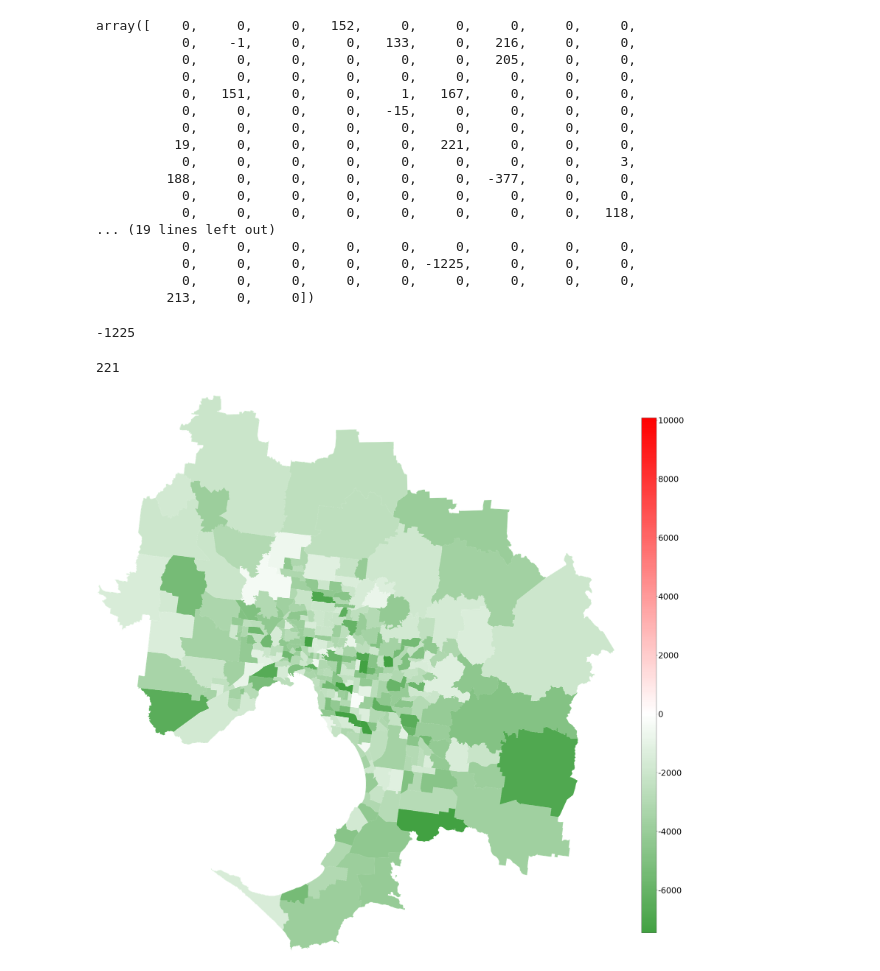
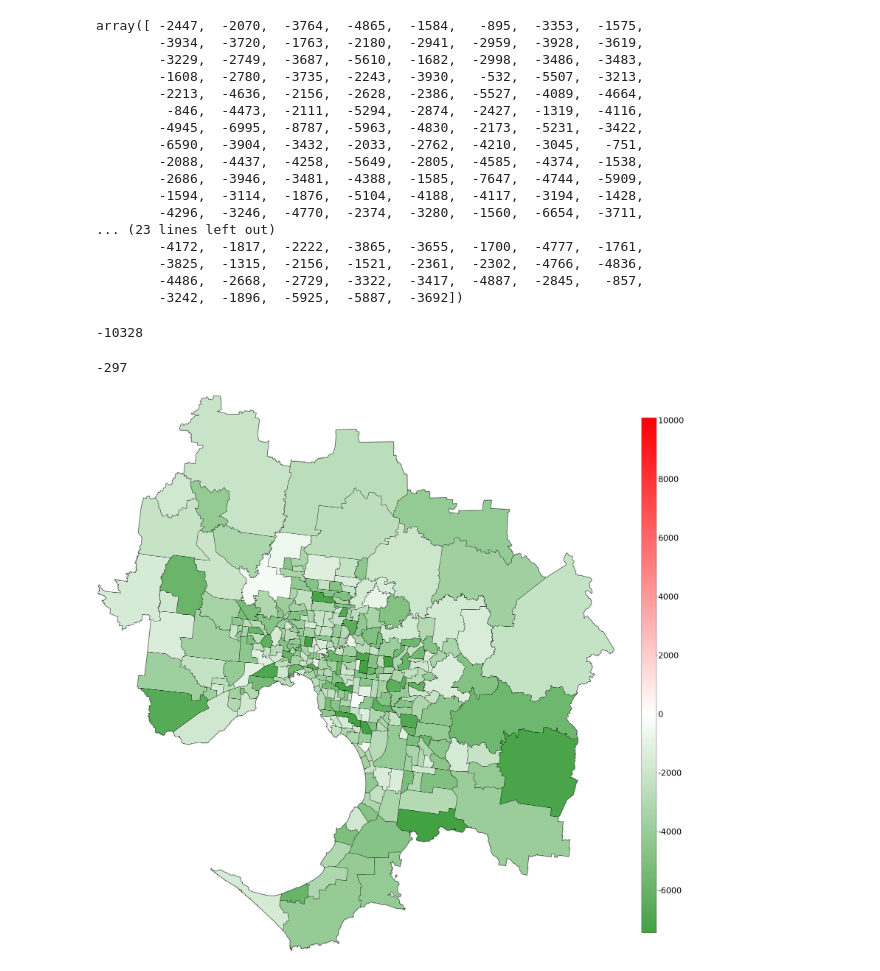
Before and after one commit to captainnemo2005/compartmentmodel, a Jupyter notebook: combined.ipynb, the cells around one changed output. Cells and saved outputs as stored; diff of their text form; code cells hidden in the pictures.

```diff
--- a/combined.ipynb
+++ b/combined.ipynb
@@ -14,7 +14,7 @@ population.csv
 percent_pop = "base"
 folder = "basecase"
 incubation = 7
-iterations = 100
+iterations = 3000
 
 melbourne_pc = pd.read_csv('data/'+folder+'/population_pc_'+percent_pop+'.csv', sep=',',header=None)
 pop_pc       = melbourne_pc.values
@@ -187,29 +187,29 @@ newI = newI.astype(int)
 #newI =  np.where(newI > 0, 0, newI)
 newI
 # %% [output]
-array([    0,     0,     0,   152,     0,     0,     0,     0,     0,
-           0,    -1,     0,     0,   133,     0,   216,     0,     0,
-           0,     0,     0,     0,     0,     0,   205,     0,     0,
-           0,     0,     0,     0,     0,     0,     0,     0,     0,
-           0,   151,     0,     0,     1,   167,     0,     0,     0,
-           0,     0,     0,     0,   -15,     0,     0,     0,     0,
-           0,     0,     0,     0,     0,     0,     0,     0,     0,
-          19,     0,     0,     0,     0,   221,     0,     0,     0,
-           0,     0,     0,     0,     0,     0,     0,     0,     3,
-         188,     0,     0,     0,     0,     0,  -377,     0,     0,
-           0,     0,     0,     0,     0,     0,     0,     0,     0,
-           0,     0,     0,     0,     0,     0,     0,     0,   118,
-... (19 lines left out)
-           0,     0,     0,     0,     0,     0,     0,     0,     0,
-           0,     0,     0,     0,     0, -1225,     0,     0,     0,
-           0,     0,     0,     0,     0,     0,     0,     0,     0,
-         213,     0,     0])
+array([ -2447,  -2070,  -3764,  -4865,  -1584,   -895,  -3353,  -1575,
+        -3934,  -3720,  -1763,  -2180,  -2941,  -2959,  -3928,  -3619,
+        -3229,  -2749,  -3687,  -5610,  -1682,  -2998,  -3486,  -3483,
+        -1608,  -2780,  -3735,  -2243,  -3930,   -532,  -5507,  -3213,
+        -2213,  -4636,  -2156,  -2628,  -2386,  -5527,  -4089,  -4664,
+         -846,  -4473,  -2111,  -5294,  -2874,  -2427,  -1319,  -4116,
+        -4945,  -6995,  -8787,  -5963,  -4830,  -2173,  -5231,  -3422,
+        -6590,  -3904,  -3432,  -2033,  -2762,  -4210,  -3045,   -751,
+        -2088,  -4437,  -4258,  -5649,  -2805,  -4585,  -4374,  -1538,
+        -2686,  -3946,  -3481,  -4388,  -1585,  -7647,  -4744,  -5909,
+        -1594,  -3114,  -1876,  -5104,  -4188,  -4117,  -3194,  -1428,
+        -4296,  -3246,  -4770,  -2374,  -3280,  -1560,  -6654,  -3711,
+... (23 lines left out)
+        -4172,  -1817,  -2222,  -3865,  -3655,  -1700,  -4777,  -1761,
+        -3825,  -1315,  -2156,  -1521,  -2361,  -2302,  -4766,  -4836,
+        -4486,  -2668,  -2729,  -3322,  -3417,  -4887,  -2845,   -857,
+        -3242,  -1896,  -5925,  -5887,  -3692])
 # %%
 print(min(newI))
 max(newI)
 # %% [output]
--1225
+-10328
-221
+-297
 # %%
 import scipy as sp
 import matplotlib as mpl
@@ -239,34 +239,36 @@ import geopandas as gpd
 import contextily as ctx
 from matplotlib.colors import LinearSegmentedColormap
 
+melbourne_gpd = gpd.read_file("/Users/cptnemo2005/Downloads/shapefiles/SA2_studyarea_16_z55.shp")
+melbourne_gpd['population'] = newI
 
 plt.rcParams.update({'font.size':32})
 west,south,east,north = melbourne_gpd.unary_union.bounds
 
 fig,ax = plt.subplots(figsize=(40,40))
 
 
 #cmap = LinearSegmentedColormap.from_list('mycmap', ['green','white' ])
 cmap = LinearSegmentedColormap.from_list('mycmap', ['green','white','red'])
-#melbourne_gpd.plot(ax=ax,facecolor='none',edgecolor='gray',alpha=0.5,linewidth=1,zorder=2)
-melbourne_gpd.plot(ax=ax, column='population',legend=False,cmap=cmap,zorder=3,norm=norm)
+melbourne_gpd.plot(ax=ax,facecolor='none',edgecolor='gray',alpha=0.5,linewidth=5,zorder=2)
+melbourne_gpd.plot(ax=ax, column='population',legend=False,edgecolor='black',cmap=cmap,zorder=3,norm=norm)
 cbax = fig.add_axes([0.9,0.15,0.02,0.7])
 
 sm = plt.cm.ScalarMappable(cmap=cmap,\
                           norm=norm)
 
 sm._A=[]
 
 fig.colorbar(sm,cax=cbax,format="%d")
 
 ax.set_xlim(west,east)
 ax.set_ylim(south,north)
 
 ax.axis('off')
 
 plt.savefig('/Users/cptnemo2005/new_results/' +'base_vs_'+percent_pop+'-'+str(iterations)+'-iterations.jpg')
 
 
 plt.show()
 # %% [output]
-[figure, old version]
+[figure, new version]
```
Also changed, not shown: 20 other files.
